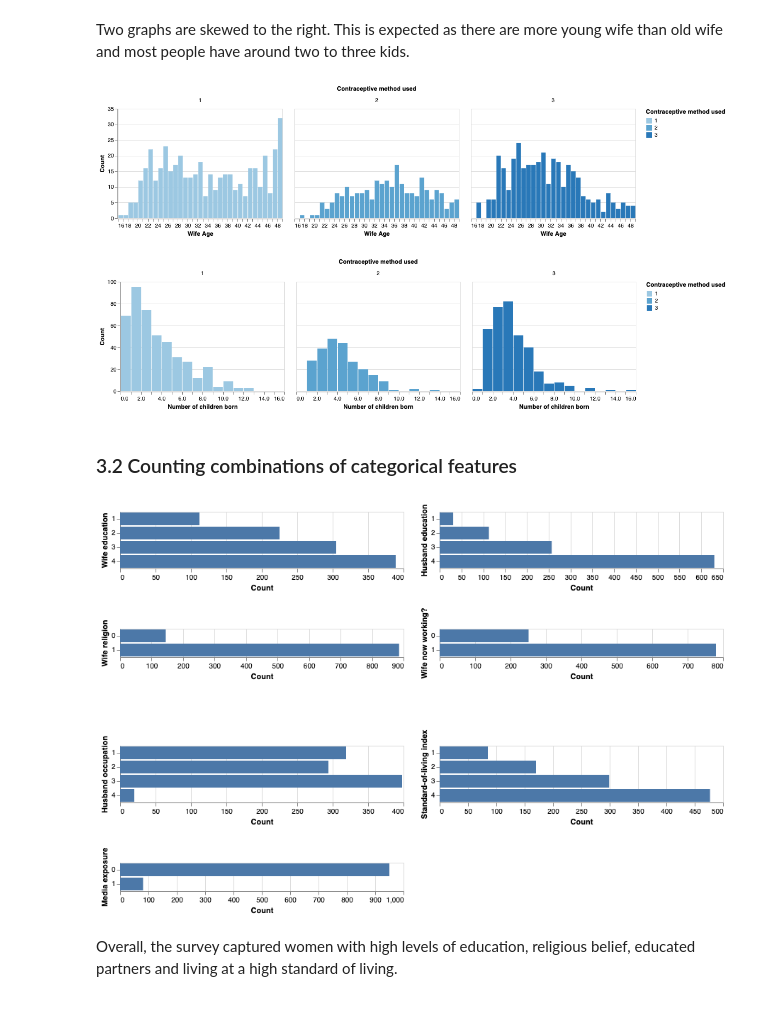
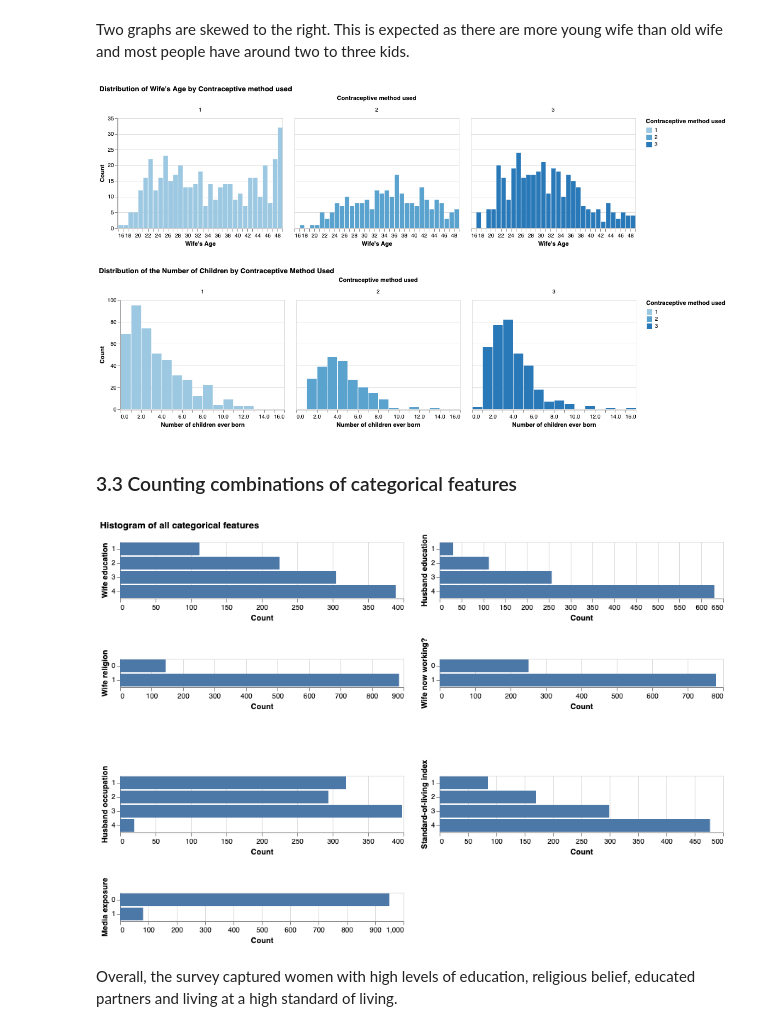
Before and after one commit to UBC-MDS/contraceptive_method_predictor, a Jupyter notebook: src/eda.ipynb, the cells around one changed output. Cells and saved outputs as stored; diff of their text form; code cells hidden in the pictures.

```diff
--- a/src/eda.ipynb
+++ b/src/eda.ipynb
@@ -14,9 +29,25 @@ RendererRegistry.enable('mimetype')
 # %% [markdown]
 ### 2.1 Read the data and split the data into 70% train and 30% test set.
 # %%
+# Rename the column name
 df = pd.read_csv(
     "../data/raw/contraceptive.csv",
+    header=0,
+    names=[
+        "Wife age",
+        "Wife education",
+        "Husband education",
+        "Number of children ever born",
+        "Wife religion",
+        "Wife now working?",
+        "Husband occupation",
+        "Standard-of-living index",
+        "Media exposure",
+        "Contraceptive method used",
+    ],
 )
+
+# Split the data into 70:30
 train_df, test_df = train_test_split(df, test_size=0.3, random_state=123)
 train_df.head()
 # %% [output]
@@ -84,20 +119,23 @@ alt.Chart(train_df).mark_bar().encode(
 # %% [markdown]
 Two graphs are skewed to the right. This is expected as there are more young wife than old wife and most people have around two to three kids.
 # %%
-alt.Chart(train_df, title="Distribution of Wife Age by Contraceptive method used").mark_bar().encode(
-    x=alt.X("Wife Age:Q", bin=alt.Bin(maxbins=40), title="Wife Age"),
+alt.Chart(train_df).mark_bar().encode(
+    x=alt.X("Wife age:Q", bin=alt.Bin(maxbins=40), title="Wife's Age"),
     y=alt.Y("count()", title="Count"),
     color="Contraceptive method used:O",
-).properties(width=300, height=200).facet("Contraceptive method used")
+).properties(width=300, height=200).facet(
+    "Contraceptive method used",
+    title="Distribution of Wife's Age by Contraceptive method used",
+)
 # %% [output]
-[figure, old version]
+[figure, new version]
 # %%
 alt.Chart(
-    train_df, title="Distribution of number of children by contraceptive method used"
+    train_df
 ).mark_bar().encode(
     x=alt.X(
         "Number of children ever born",
-        title="Number of children born",
+        title="Number of children ever born",
         bin=alt.Bin(maxbins=30),
     ),
     y=alt.Y("count()", title="Count"),
@@ -105,20 +143,20 @@ alt.Chart(
 ).properties(
     width=300, height=200
 ).facet(
-    "Contraceptive method used"
+    "Contraceptive method used",
+    title="Distribution of the Number of Children by Contraceptive Method Used"
 )
 # %% [output]
-[figure, old version]
+[figure, new version]
 # %% [markdown]
-### 3.2 Counting combinations of categorical features
+### 3.3 Counting combinations of categorical features
 # %%
-categorical_features = list(train_df.drop(columns=["Wife Age", "Number of children ever born", "Contraceptive method used"]).columns)
 alt.Chart(train_df).mark_bar().encode(
     x=alt.X("count()", title="Count"),
     y=alt.Y(alt.repeat(), type="nominal"),
-).repeat(categorical_features, columns=2)
+).repeat(categorical_features, columns=2, title="Histogram of all categorical features")
 # %% [output]
-[figure, old version]
+[figure, new version]
 # %% [markdown]
 Overall, the survey captured women with high levels of education, religious belief, educated partners and living at a high standard of living.
 # %%
```
Also changed, not shown: parts of 16 cells of this notebook.
